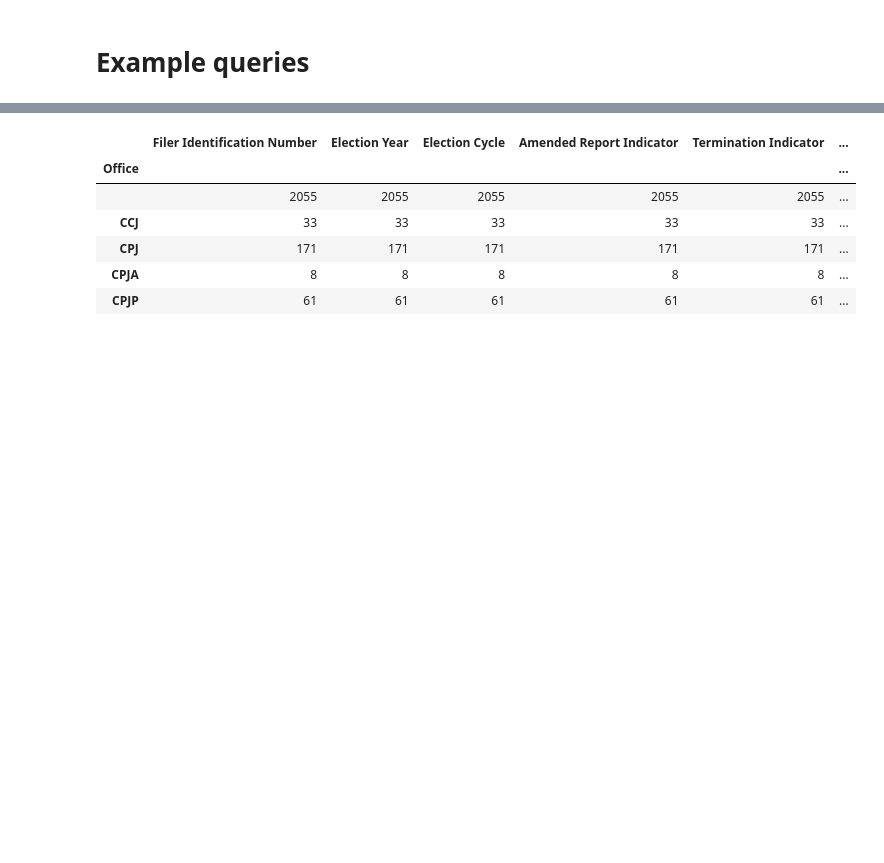
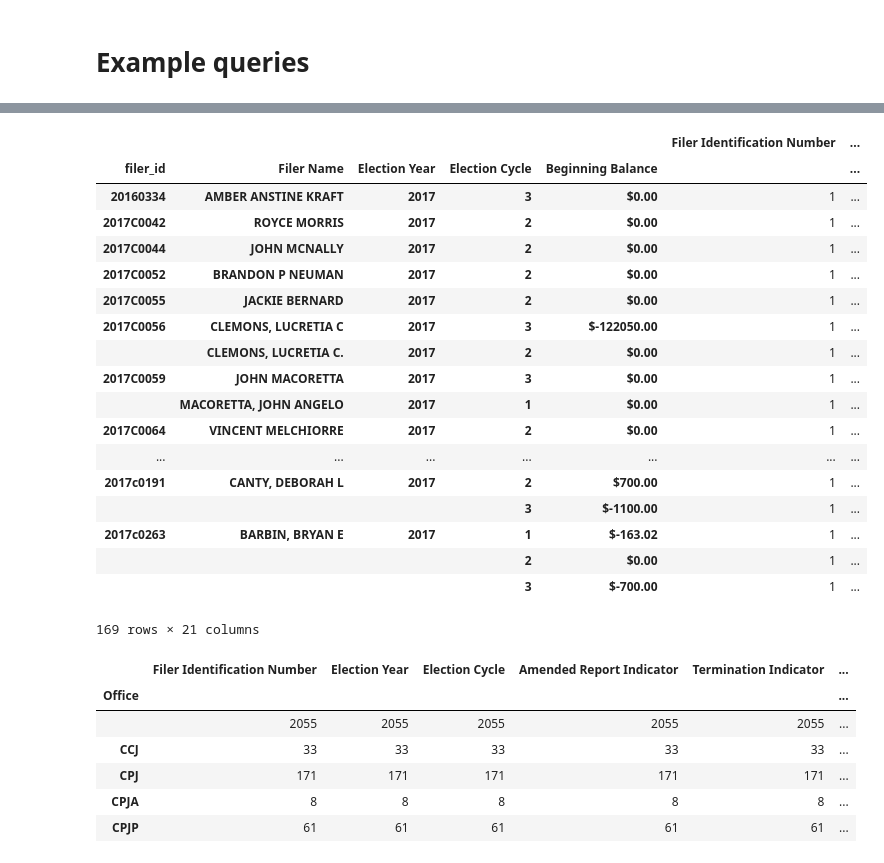
Before and after one commit to phrig/cheapest_seats_analysis, a Jupyter notebook: Exploratory analysis.ipynb, the cells around one changed output, grey strips where cells are left out. Cells and saved outputs as stored; diff of their text form; code cells hidden in the pictures; blank space fills up the shorter version.

```diff
--- a/Exploratory analysis.ipynb
+++ b/Exploratory analysis.ipynb
@@ -31,3 +93,26 @@ Data frame loaded.
+# %%
+filer[filer['Filer Type']== 1].groupby(['filer_id', 'Filer Name', 'Election Year',
+                                       'Election Cycle', 'Beginning Balance']).count()
+# %% [output]
+|  |  |  |  |  | Filer Identification Number | ... |
+| filer_id | Filer Name | Election Year | Election Cycle | Beginning Balance |  | ... |
+| 20160334 | AMBER ANSTINE KRAFT | 2017 | 3 | $0.00 | 1 | ... |
+| 2017C0042 | ROYCE MORRIS | 2017 | 2 | $0.00 | 1 | ... |
+| 2017C0044 | JOHN MCNALLY | 2017 | 2 | $0.00 | 1 | ... |
+| 2017C0052 | BRANDON P NEUMAN | 2017 | 2 | $0.00 | 1 | ... |
+| 2017C0055 | JACKIE BERNARD | 2017 | 2 | $0.00 | 1 | ... |
+| 2017C0056 | CLEMONS, LUCRETIA C | 2017 | 3 | $-122050.00 | 1 | ... |
+|  | CLEMONS, LUCRETIA C. | 2017 | 2 | $0.00 | 1 | ... |
+| 2017C0059 | JOHN MACORETTA | 2017 | 3 | $0.00 | 1 | ... |
+|  | MACORETTA, JOHN ANGELO | 2017 | 1 | $0.00 | 1 | ... |
+| 2017C0064 | VINCENT MELCHIORRE | 2017 | 2 | $0.00 | 1 | ... |
+| ... | ... | ... | ... | ... | ... | ... |
+| 2017c0191 | CANTY, DEBORAH L | 2017 | 2 | $700.00 | 1 | ... |
+|  |  |  | 3 | $-1100.00 | 1 | ... |
+| 2017c0263 | BARBIN, BRYAN E | 2017 | 1 | $-163.02 | 1 | ... |
+|  |  |  | 2 | $0.00 | 1 | ... |
+|  |  |  | 3 | $-700.00 | 1 | ... |
+169 rows × 21 columns
 # %%
 filer.groupby('Office').count().head()
 # %% [output]
```
Also changed, not shown: parts of 4 cells of this notebook.
